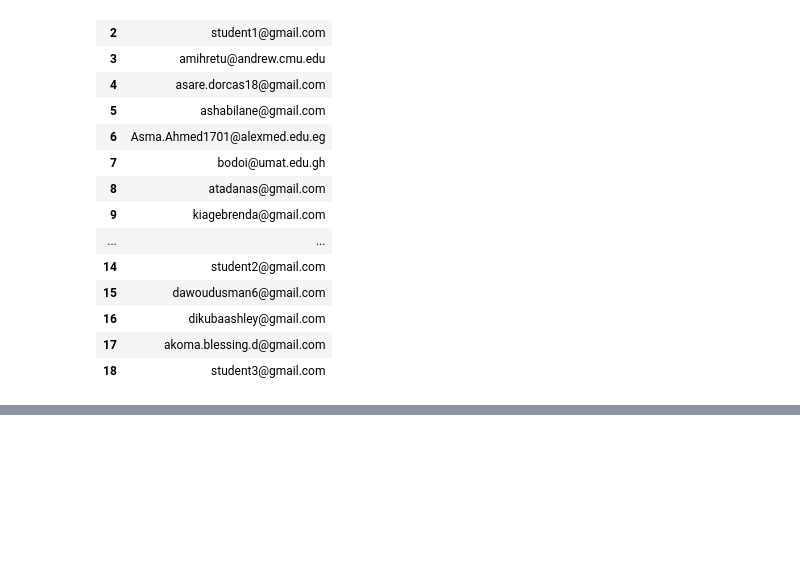
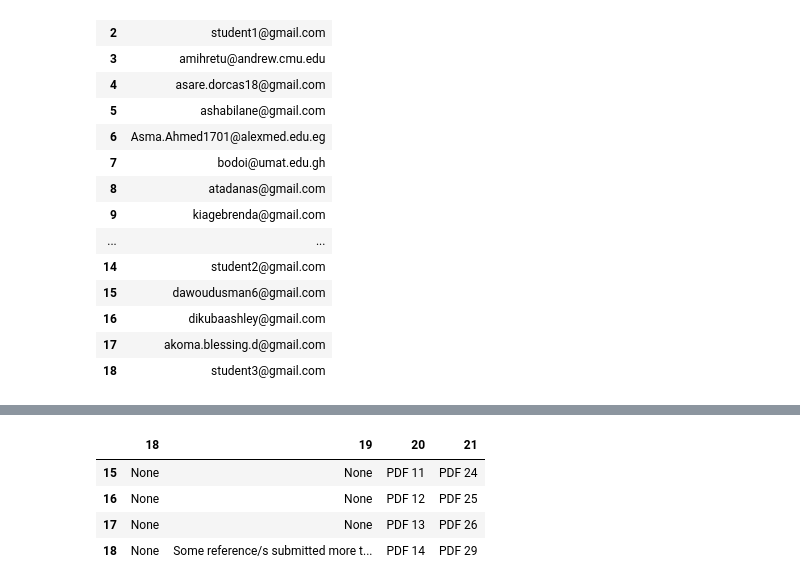
Before and after one commit to trendinafrica/student_selection_process_automation, a Jupyter notebook: main.ipynb, the cells around one changed output, grey strips where cells are left out. Cells and saved outputs as stored; diff of their text form; code cells hidden in the pictures; blank space fills up the shorter version.

```diff
--- a/main.ipynb
+++ b/main.ipynb
@@ -74,6 +74,9 @@ questions_dic
  19: 'Notes',
  20: 'Recommendation Letter 1',
  21: 'Recommendation Letter 2'}
+# %%
+flag_index = 18
+notes_index= 19
 # %%
 # Replpace column names with indices.
 
@@ -362,6 +385,8 @@ def match_references(std_responses_df, ref_responses_df):
     return edited_std_responses_df
 # %%
 def main(responses_df):
+
+    responses_df = column_names_to_indices(responses_df)
 
     responses_df_flagged_duplicates = flag_duplicates(responses_df)
     responses_df_flagged_short = flag_short(responses_df_flagged_duplicates, essay_qs)
@@ -369,9 +394,19 @@ def main(responses_df):
 
     responses_df_final = match_references(responses_df_flagged_long, ref_raw_responses_df)
 
-    return responses_df_final
+    # Putting back original column names, and saving the Excel file
+    named_responses_df_final = indices_to_column_names(responses_df_final)
+    named_responses_df_final.to_excel("filtered_responses.xlsx")
+
+    responses_df_final_flagged_removed = remove_flagged(responses_df_final)
+
+    # Putting back original column names, and saving the Excel file
+    named_responses_df_final_flagged_removed = indices_to_column_names(responses_df_final_flagged_removed)
+    named_responses_df_final_flagged_removed.to_excel("filtered_responses_with_flagged_removed.xlsx")
+
+    return responses_df_final, named_responses_df_final, responses_df_final_flagged_removed, named_responses_df_final_flagged_removed
 # %%
-responses_df_final = main(std_responses_df)
+responses_df_final, named_responses_df_final, responses_df_final_flagged_removed, named_responses_df_final_flagged_removed = main(std_raw_responses_df)
 # %%
 responses_df_final.iloc[:, 18:]
 # %% [output]
@@ -434 +469,9 @@ flag_duplicate_refs(ref_raw_responses_df)
 | 28 | reference28@gmail.com | student3@gmail.com | Elizabeth | Mbirbah | PDF 29 | None | None |
+# %%
+responses_df_final_flagged_removed.iloc[:, 18:]
+# %% [output]
+|  | 18 | 19 | 20 | 21 |
+| 15 | None | None | PDF 11 | PDF 24 |
+| 16 | None | None | PDF 12 | PDF 25 |
+| 17 | None | None | PDF 13 | PDF 26 |
+| 18 | None | Some reference/s submitted more t... | PDF 14 | PDF 29 |
```
Also changed, not shown: parts of 5 cells of this notebook, 5 other files.
